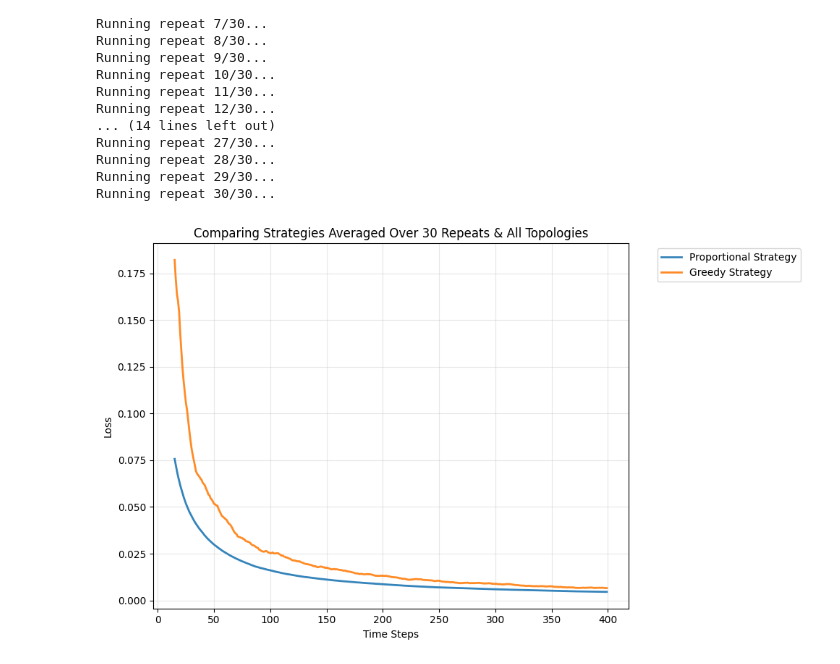
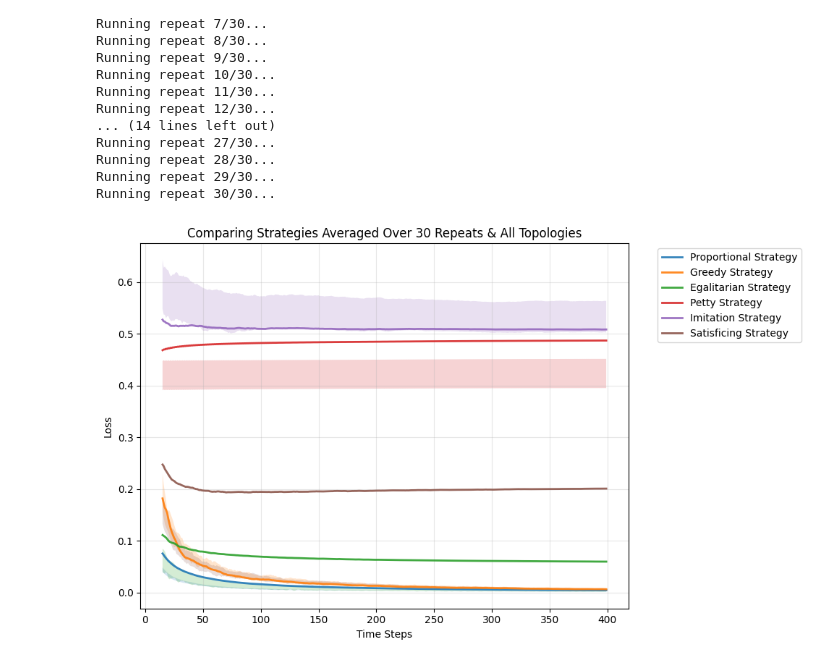
Before and after one commit to Joeri-G/Ant, a Jupyter notebook: experiments/max_eradus/01_2_comparison_Pure_strategies.ipynb, the cells around one changed output. Cells and saved outputs as stored; diff of their text form; code cells hidden in the pictures.

```diff
--- a/experiments/max_eradus/01_2_comparison_Pure_strategies.ipynb
+++ b/experiments/max_eradus/01_2_comparison_Pure_strategies.ipynb
@@ -17,14 +17,12 @@ graph_types = ["complete", "random", "grid", "scale-free", "Small-World"]
 strategies = {
     "Proportional": ProportionalAgent,
     "Greedy": GreedyAgent,
-    # "Egalitarian": EgalitarianAgent,
-    # "Petty": PettyAgent,
-    # "Imitation": ImitationAgent,
-    # "Satisficing": SatisficingAgent
+    "Egalitarian": EgalitarianAgent,
+    "Petty": PettyAgent,
+    "Imitation": ImitationAgent,
+    "Satisficing": SatisficingAgent
 }
 
-# Dictionary to store all simulation results across the repeats
-# Format: all_results[strategy][graph_type] = list of 10 simulation result arrays
 all_results = {strategy: {gtype: [] for gtype in graph_types} for strategy in strategies}
 # %%
 for repeat in range(num_repeats):
@@ -80,34 +78,42 @@ plt.figure(figsize=(10, 6))
 
 for strategy_name in strategies.keys():
     all_topologies_average = []
 
     for graph_type in graph_types:
         states_array = np.array(all_results[strategy_name][graph_type])
 
         # Calculate the average loss per timestep across the repeats
         avg_state = np.mean(states_array, axis=0)
+        var_state = np.var(states_array, axis=0)
+        std_state = np.sqrt(var_state)
         all_topologies_average.append(avg_state)
 
     # Calculate the grand average per timestep over ALL topologies and repeats for THIS strategy
     grand_average = np.mean(all_topologies_average, axis=0)
 
     plt.plot(
         time_steps,
         grand_average[training_period:],
         label=f"{strategy_name} Strategy",
         linewidth=2,
         alpha=0.9
     )
+    plt.fill_between(
+        time_steps,
+        (avg_state - std_state)[training_period:],
+        (avg_state + std_state)[training_period:],
+        alpha=0.2,
+    )
 
 plt.xlabel("Time Steps")
 plt.ylabel("Loss")
 plt.title(f"Comparing Strategies Averaged Over {num_repeats} Repeats & All Topologies")
 plt.legend(bbox_to_anchor=(1.05, 1), loc='upper left')
 plt.grid(True, alpha=0.3)
 plt.tight_layout()
 plt.show()
 # %% [output]
-[figure, old version]
+[figure, new version]
 # %%
 # Visualize the performance of each strategy independently for EACH graph type
 for graph_type in graph_types:
```
Also changed, not shown: parts of 2 cells of this notebook, 9 other files.
